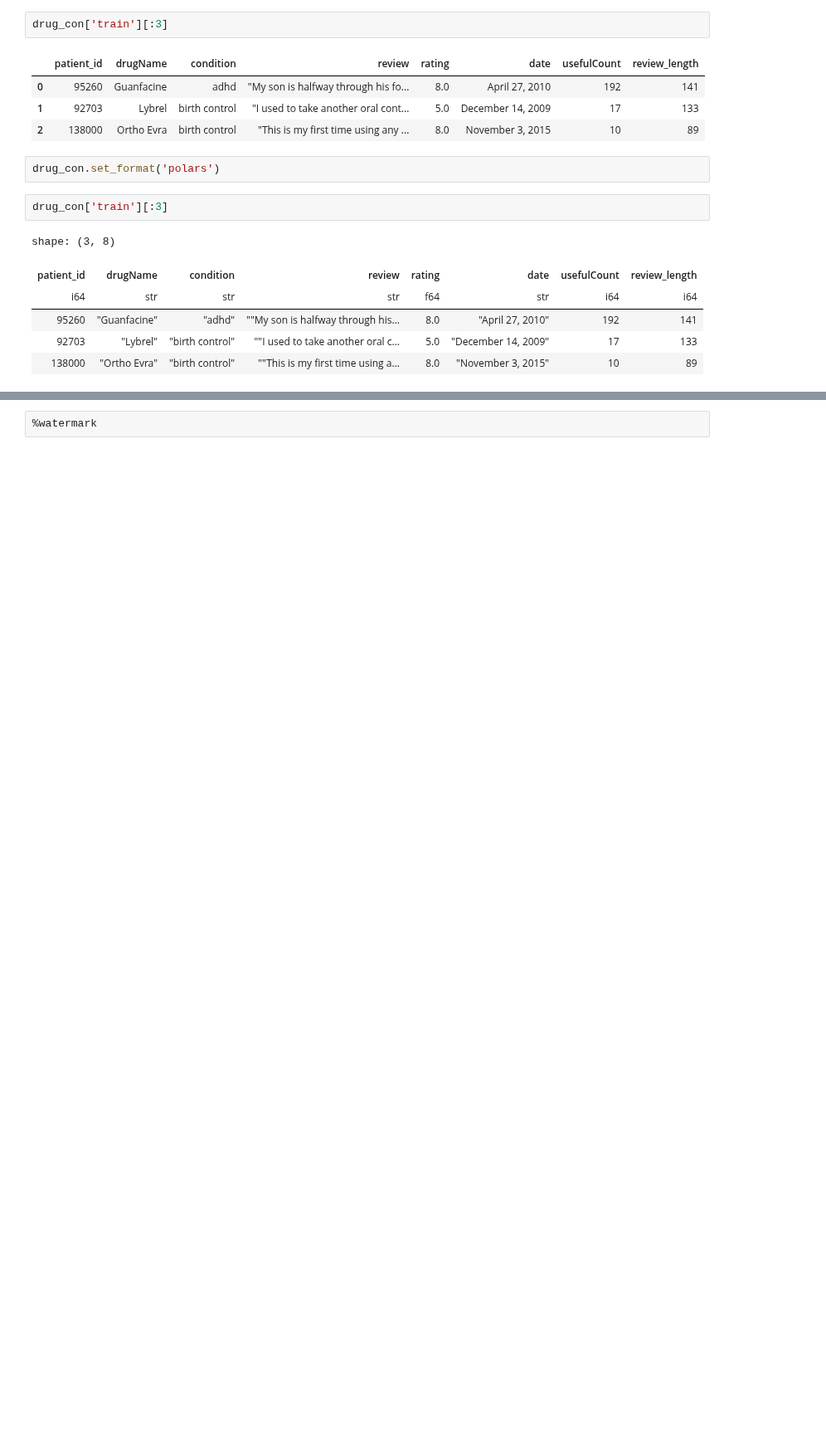
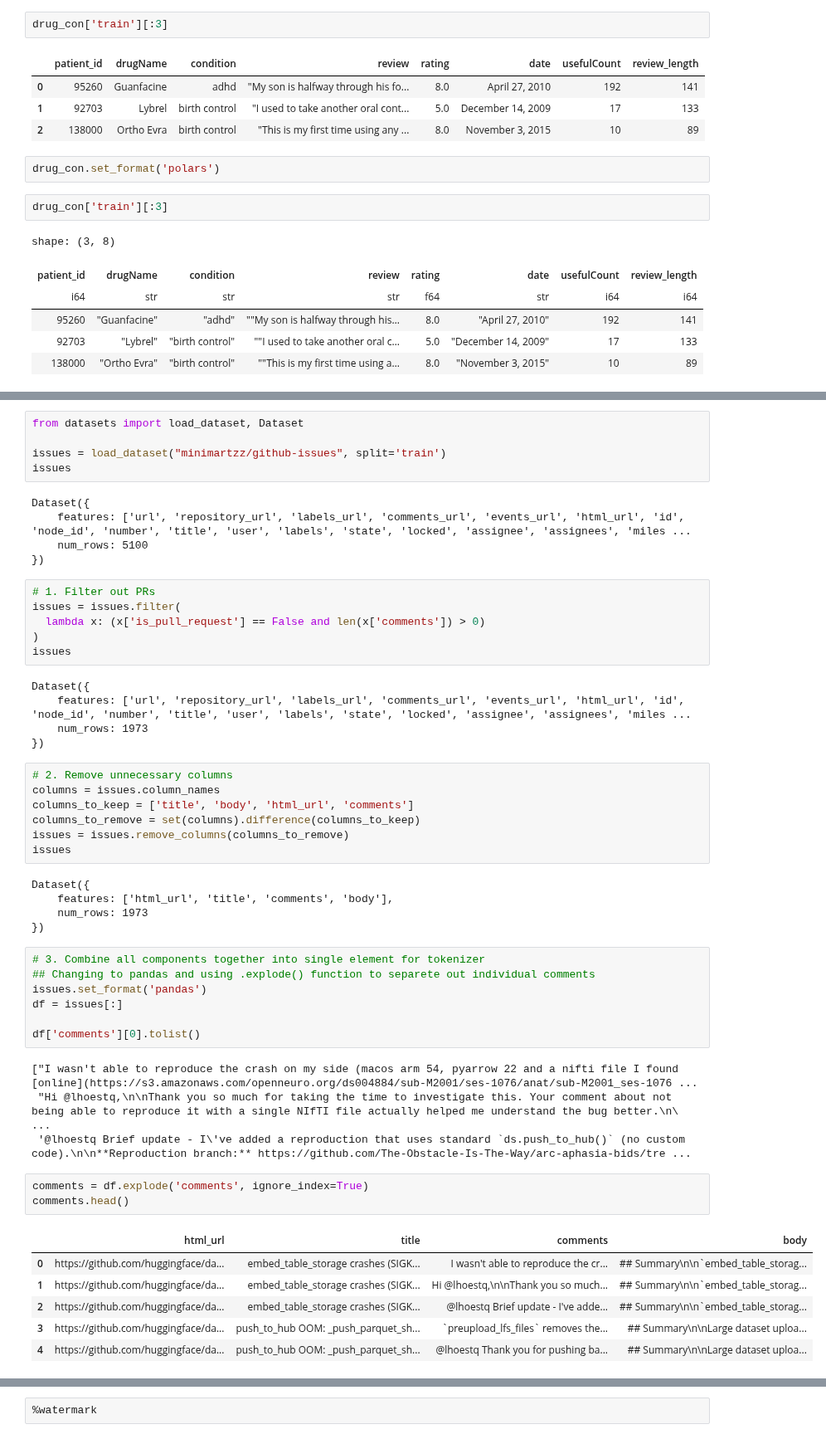
Before and after one commit to minimartzz/learning, a Jupyter notebook: huggingface_llm/5_datasets.ipynb, the cells around one changed output, grey strips where cells are left out. Shown at 83% size. Drawn from its saved outputs; the diff is of its cells as text; blank space fills up the shorter version.

```diff
--- a/huggingface_llm/5_datasets.ipynb
+++ b/huggingface_llm/5_datasets.ipynb
@@ -329,0 +681,54 @@ df_drug.head()
+# %%
+from datasets import load_dataset, Dataset
+
+issues = load_dataset("minimartzz/github-issues", split='train')
+issues
+# %% [output]
+Dataset({
+    features: ['url', 'repository_url', 'labels_url', 'comments_url', 'events_url', 'html_url', 'id', 'node_id', 'number', 'title', 'user', 'labels', 'state', 'locked', 'assignee', 'assignees', 'miles ...
+    num_rows: 5100
+})
+# %%
+# 1. Filter out PRs
+issues = issues.filter(
+  lambda x: (x['is_pull_request'] == False and len(x['comments']) > 0)
+)
+issues
+# %% [output]
+Dataset({
+    features: ['url', 'repository_url', 'labels_url', 'comments_url', 'events_url', 'html_url', 'id', 'node_id', 'number', 'title', 'user', 'labels', 'state', 'locked', 'assignee', 'assignees', 'miles ...
+    num_rows: 1973
+})
+# %%
+# 2. Remove unnecessary columns
+columns = issues.column_names
+columns_to_keep = ['title', 'body', 'html_url', 'comments']
+columns_to_remove = set(columns).difference(columns_to_keep)
+issues = issues.remove_columns(columns_to_remove)
+issues
+# %% [output]
+Dataset({
+    features: ['html_url', 'title', 'comments', 'body'],
+    num_rows: 1973
+})
+# %%
+# 3. Combine all components together into single element for tokenizer
+## Changing to pandas and using .explode() function to separete out individual comments
+issues.set_format('pandas')
+df = issues[:]
+
+df['comments'][0].tolist()
+# %% [output]
+["I wasn't able to reproduce the crash on my side (macos arm 54, pyarrow 22 and a nifti file I found [online](https://s3.amazonaws.com/openneuro.org/ds004884/sub-M2001/ses-1076/anat/sub-M2001_ses-1076 ...
+ "Hi @lhoestq,\n\nThank you so much for taking the time to investigate this. Your comment about not being able to reproduce it with a single NIfTI file actually helped me understand the bug better.\n\ ...
+ '@lhoestq Brief update - I\'ve added a reproduction that uses standard `ds.push_to_hub()` (no custom code).\n\n**Reproduction branch:** https://github.com/The-Obstacle-Is-The-Way/arc-aphasia-bids/tre ...
+# %%
+comments = df.explode('comments', ignore_index=True)
+comments.head()
+# %% [output]
+|  | html_url | title | comments | body |
+| 0 | https://github.com/huggingface/da... | embed_table_storage crashes (SIGK... | I wasn't able to reproduce the cr... | ## Summary\n\n`embed_table_storag... |
+| 1 | https://github.com/huggingface/da... | embed_table_storage crashes (SIGK... | Hi @lhoestq,\n\nThank you so much... | ## Summary\n\n`embed_table_storag... |
+| 2 | https://github.com/huggingface/da... | embed_table_storage crashes (SIGK... | @lhoestq Brief update - I've adde... | ## Summary\n\n`embed_table_storag... |
+| 3 | https://github.com/huggingface/da... | push_to_hub OOM: _push_parquet_sh... | `preupload_lfs_files` removes the... | ## Summary\n\nLarge dataset uploa... |
+| 4 | https://github.com/huggingface/da... | push_to_hub OOM: _push_parquet_sh... | @lhoestq Thank you for pushing ba... | ## Summary\n\nLarge dataset uploa... |
```
Also changed, not shown: parts of 65 cells of this notebook, 1 other file.
